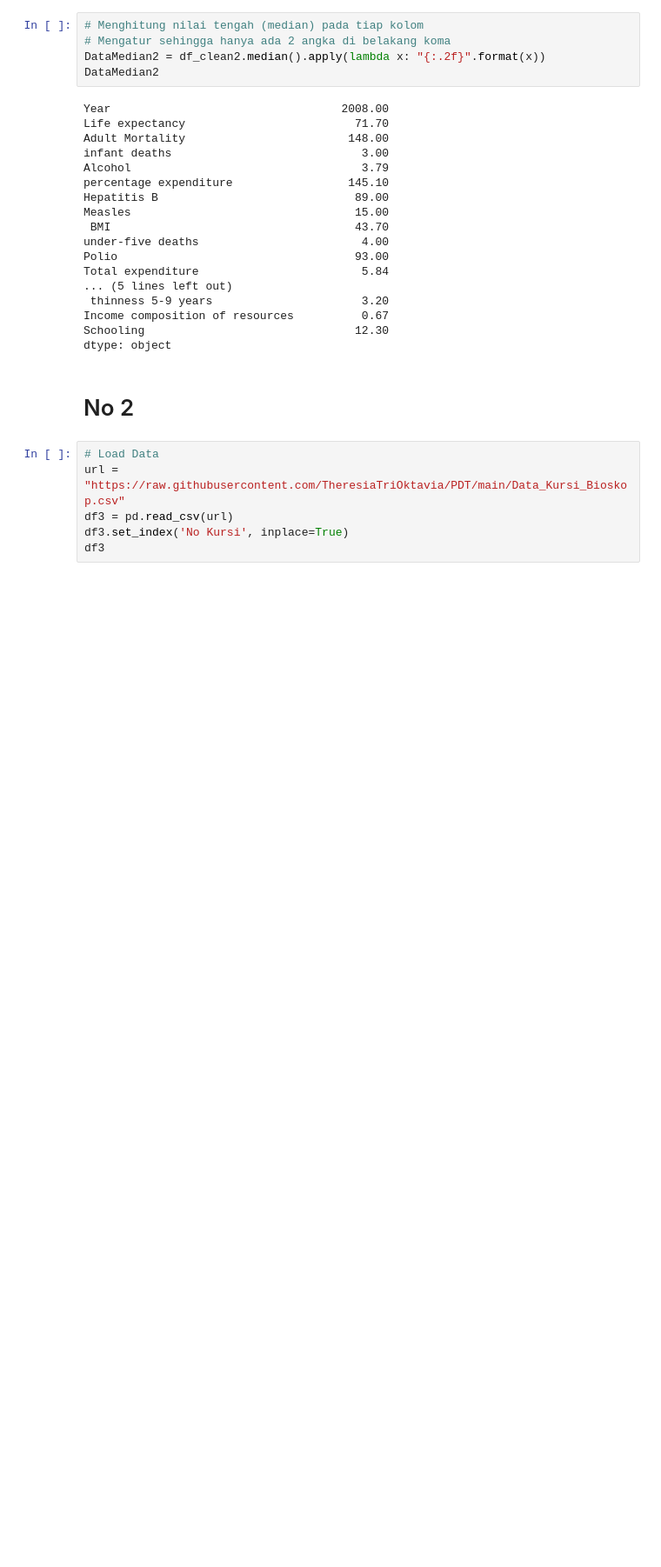
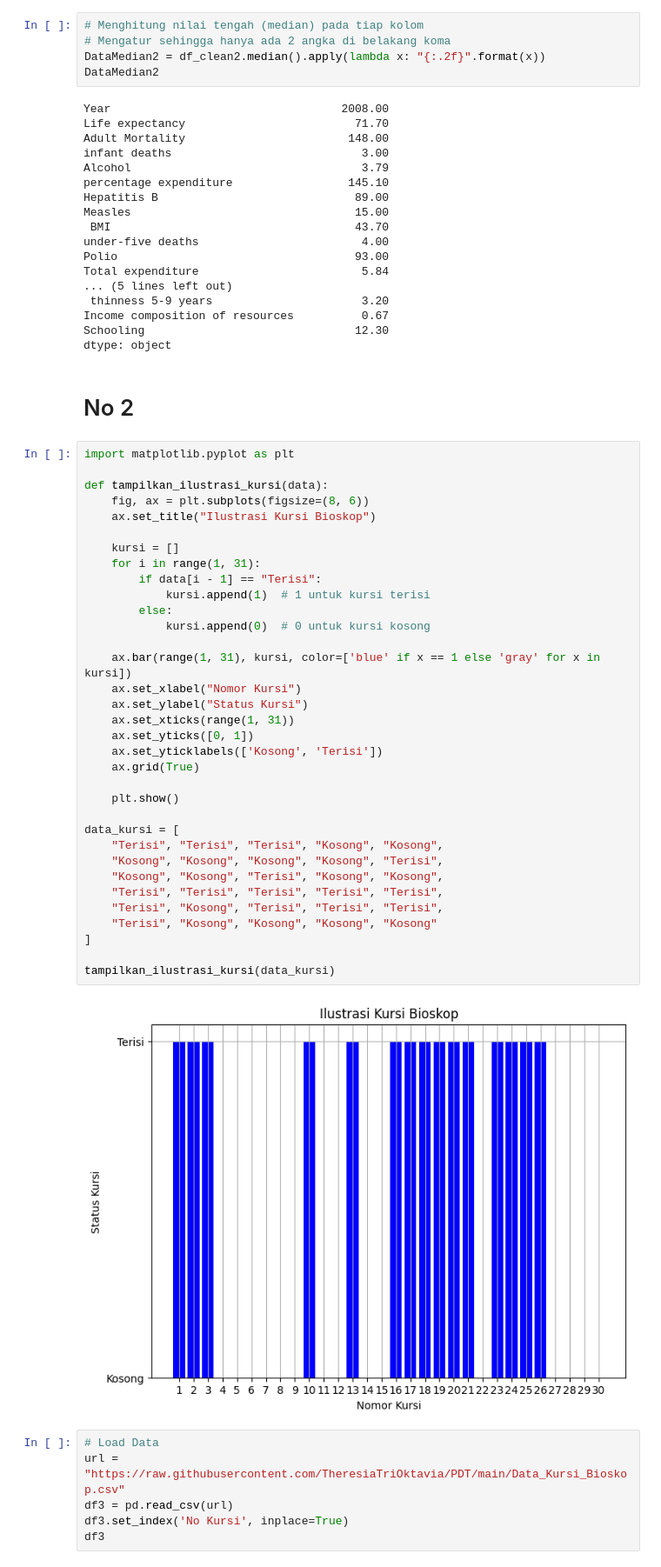
Before and after one commit to TheresiaTriOktavia/PDT, a Jupyter notebook: Colab/UTS_PDT_(AB).ipynb, the cells around one changed output. Shown: that part at 87% size. Saved outputs shown, nothing was run; the diff lists cells and outputs as text; blank space fills up the shorter version.

```diff
--- a/Colab/UTS_PDT_(AB).ipynb
+++ b/Colab/UTS_PDT_(AB).ipynb
@@ -249,6 +249,42 @@ Schooling                               12.30
 dtype: object
 # %% [markdown]
 # No 2
+# %%
+import matplotlib.pyplot as plt
+
+def tampilkan_ilustrasi_kursi(data):
+    fig, ax = plt.subplots(figsize=(8, 6))
+    ax.set_title("Ilustrasi Kursi Bioskop")
+
+    kursi = []
+    for i in range(1, 31):
+        if data[i - 1] == "Terisi":
+            kursi.append(1)  # 1 untuk kursi terisi
+        else:
+            kursi.append(0)  # 0 untuk kursi kosong
+
+    ax.bar(range(1, 31), kursi, color=['blue' if x == 1 else 'gray' for x in kursi])
+    ax.set_xlabel("Nomor Kursi")
+    ax.set_ylabel("Status Kursi")
+    ax.set_xticks(range(1, 31))
+    ax.set_yticks([0, 1])
+    ax.set_yticklabels(['Kosong', 'Terisi'])
+    ax.grid(True)
+
+    plt.show()
+
+data_kursi = [
+    "Terisi", "Terisi", "Terisi", "Kosong", "Kosong",
+    "Kosong", "Kosong", "Kosong", "Kosong", "Terisi",
+    "Kosong", "Kosong", "Terisi", "Kosong", "Kosong",
+    "Terisi", "Terisi", "Terisi", "Terisi", "Terisi",
+    "Terisi", "Kosong", "Terisi", "Terisi", "Terisi",
+    "Terisi", "Kosong", "Kosong", "Kosong", "Kosong"
+]
+
+tampilkan_ilustrasi_kursi(data_kursi)
+# %% [output]
+[figure, added]
 # %%
 # Load Data
 url = "https://raw.githubusercontent.com/TheresiaTriOktavia/PDT/main/Data_Kursi_Bioskop.csv"
```
